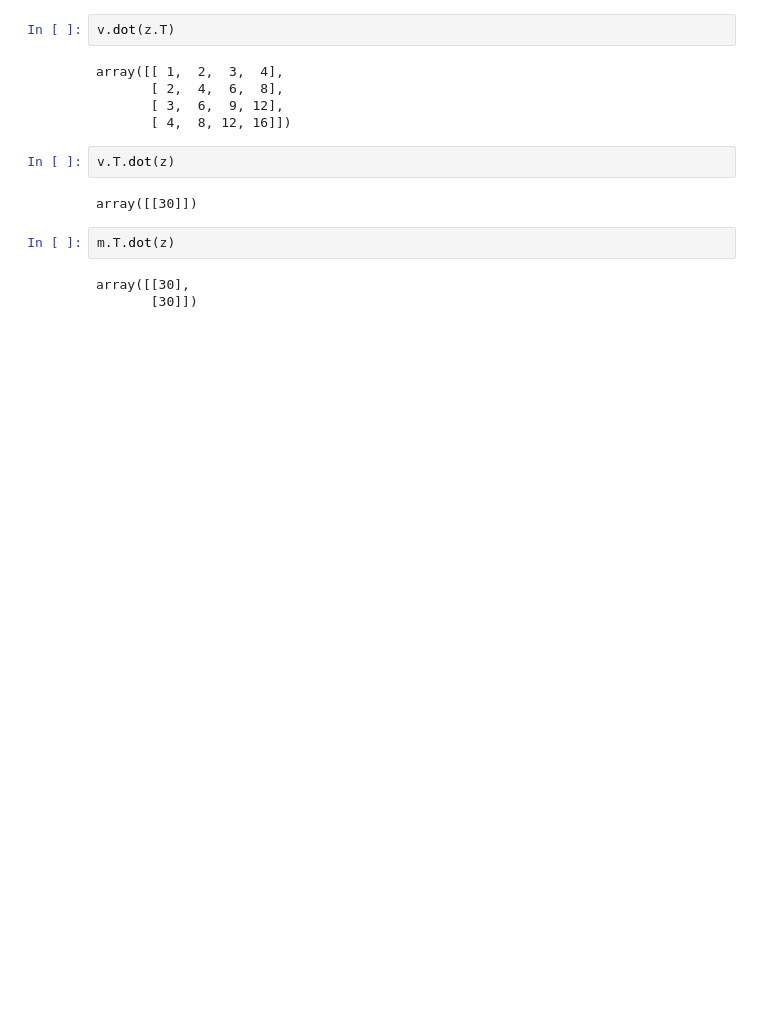
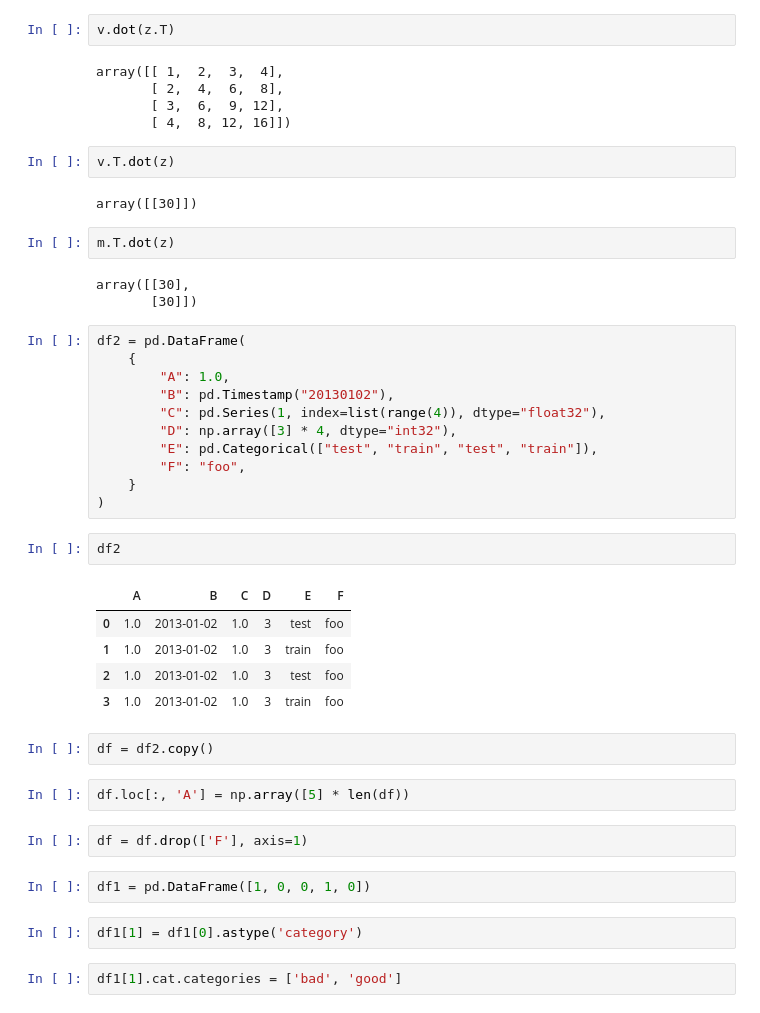
Before and after one commit to naelxd/handsonml-solutions, a Jupyter notebook: 05-linear_model/linear_model.ipynb, the cells around one changed output. Saved outputs shown, nothing was run; the diff lists cells and outputs as text; blank space fills up the shorter version.

```diff
--- a/05-linear_model/linear_model.ipynb
+++ b/05-linear_model/linear_model.ipynb
@@ -218,3 +220,34 @@ m.T.dot(z)
 # %% [output]
 array([[30],
        [30]])
+# %%
+df2 = pd.DataFrame(
+    {
+        "A": 1.0,
+        "B": pd.Timestamp("20130102"),
+        "C": pd.Series(1, index=list(range(4)), dtype="float32"),
+        "D": np.array([3] * 4, dtype="int32"),
+        "E": pd.Categorical(["test", "train", "test", "train"]),
+        "F": "foo",
+    }
+)
+# %%
+df2
+# %% [output]
+|  | A | B | C | D | E | F |
+| 0 | 1.0 | 2013-01-02 | 1.0 | 3 | test | foo |
+| 1 | 1.0 | 2013-01-02 | 1.0 | 3 | train | foo |
+| 2 | 1.0 | 2013-01-02 | 1.0 | 3 | test | foo |
+| 3 | 1.0 | 2013-01-02 | 1.0 | 3 | train | foo |
+# %%
+df = df2.copy()
+# %%
+df.loc[:, 'A'] = np.array([5] * len(df))
+# %%
+df = df.drop(['F'], axis=1)
+# %%
+df1 = pd.DataFrame([1, 0, 0, 1, 0])
+# %%
+df1[1] = df1[0].astype('category')
+# %%
+df1[1].cat.categories = ['bad', 'good']
```
Also changed, not shown: parts of 43 cells of this notebook.
